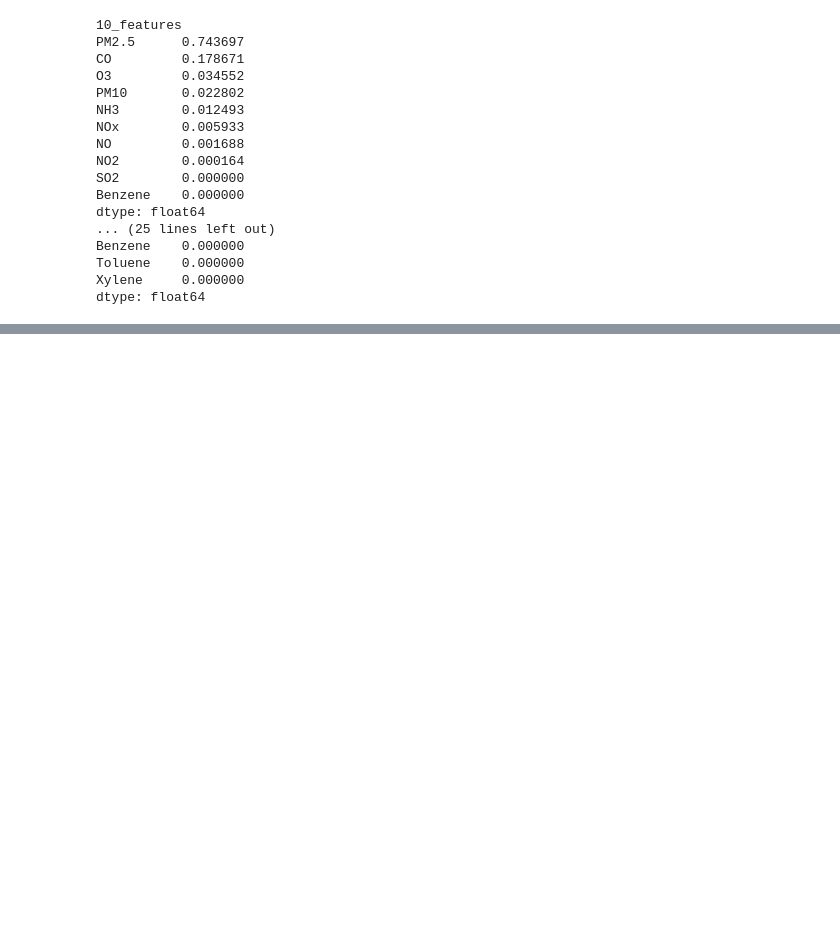
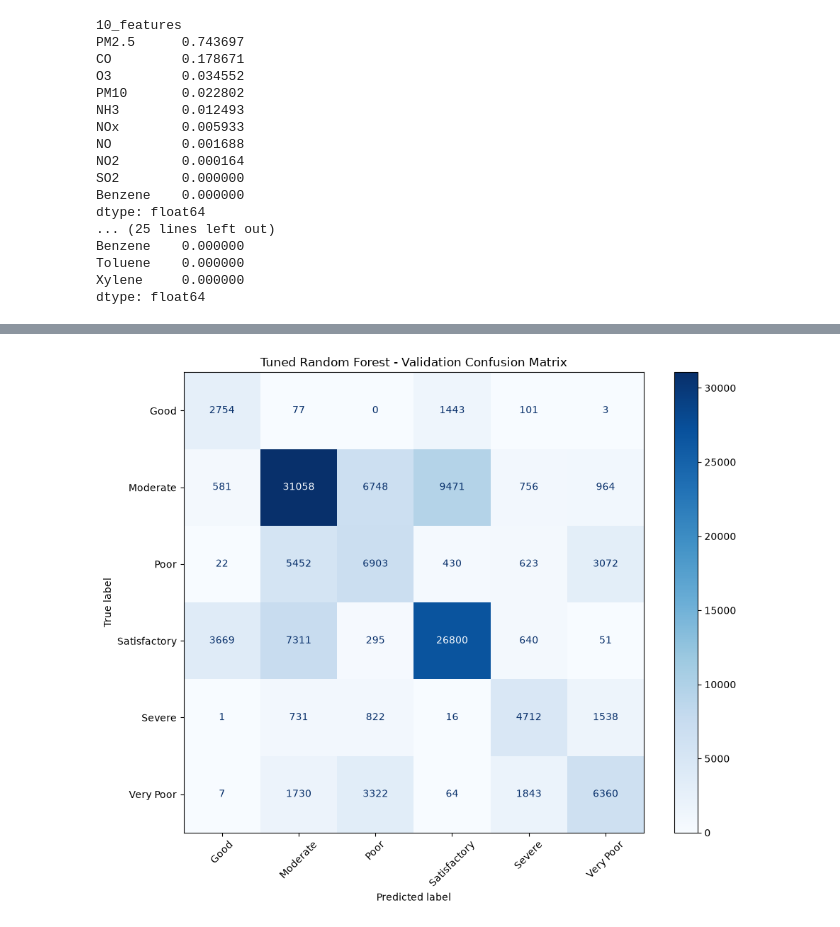
Before and after one commit to Fatimaaasaleem/air-quality-classification, a Jupyter notebook: notebooks/04_missingness_and_feature_retention.ipynb, the cells around one changed output, grey strips where cells are left out. Cells and saved outputs as stored; diff of their text form; code cells hidden in the pictures; blank space fills up the shorter version.

Commit message:
Random Forest Experiments and hyperparameter tuning

```diff
--- a/notebooks/04_missingness_and_feature_retention.ipynb
+++ b/notebooks/04_missingness_and_feature_retention.ipynb
@@ -425,0 +801,24 @@ dtype: float64
+# %%
+rf_depth_controlled = RandomForestClassifier(
+    n_estimators=200,
+    max_depth=15,
+    random_state=42,
+    n_jobs=-1,
+    class_weight="balanced"
+)
+
+rf_depth_controlled.fit(X_train_imputed, y_train)
+
+y_val_pred_depth = rf_depth_controlled.predict(X_val_imputed)
+
+print("Training Accuracy:",
+      accuracy_score(y_train, rf_depth_controlled.predict(X_train_imputed)))
+
+print("Validation Accuracy:",
+      accuracy_score(y_val, y_val_pred_depth))
+
+print("Training Macro F1:",
+      f1_score(y_train, rf_depth_controlled.predict(X_train_imputed), average="macro"))
+
+print("Validation Macro F1:",
+      f1_score(y_val, y_val_pred_depth, average="macro"))
@@ -425,0 +911,23 @@ dtype: float64
+# %%
+from sklearn.metrics import confusion_matrix, ConfusionMatrixDisplay
+import matplotlib.pyplot as plt
+
+cm = confusion_matrix(
+    y_val,
+    y_val_pred_split,
+    labels=rf_split_controlled.classes_
+)
+
+disp = ConfusionMatrixDisplay(
+    confusion_matrix=cm,
+    display_labels=rf_split_controlled.classes_
+)
+
+fig, ax = plt.subplots(figsize=(10, 8))
+disp.plot(ax=ax, cmap="Blues", values_format="d")
+plt.xticks(rotation=45)
+plt.title("Tuned Random Forest - Validation Confusion Matrix")
+plt.tight_layout()
+plt.show()
+# %% [output]
+[figure, added]
```
Also changed, not shown: parts of 13 cells of this notebook, 3 other files.
